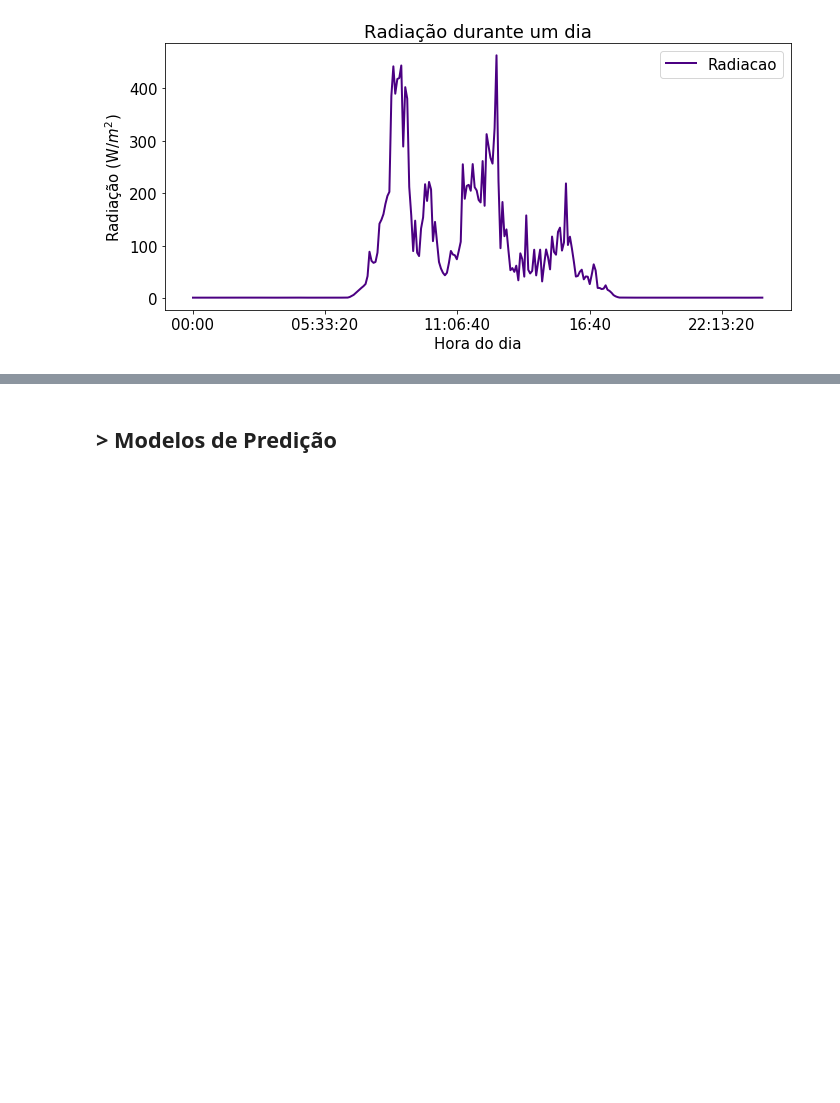
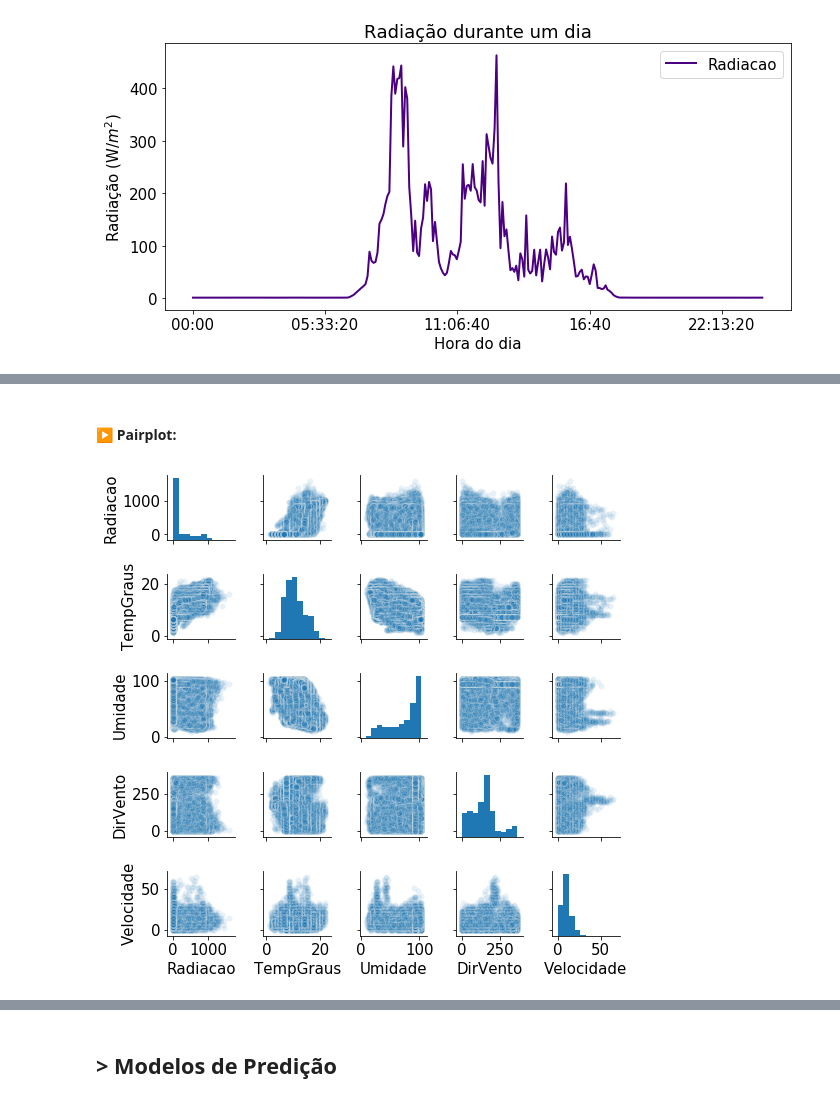
Before and after one commit to GustavoG-bot/projeto2data, a Jupyter notebook: projeto2.ipynb, the cells around one changed output, grey strips where cells are left out. Drawn from its saved outputs; the diff is of its cells as text; code cells hidden in the pictures; blank space fills up the shorter version.

```diff
--- a/projeto2.ipynb
+++ b/projeto2.ipynb
@@ -260,0 +266,6 @@ plt.show()
+# %% [markdown]
+#### ▶ Pairplot:
+# %%
+sns.pairplot(heat, height=1.5, plot_kws={'alpha':0.1});
+# %% [output]
+[figure, added]
```
Also changed, not shown: parts of 11 cells of this notebook.
